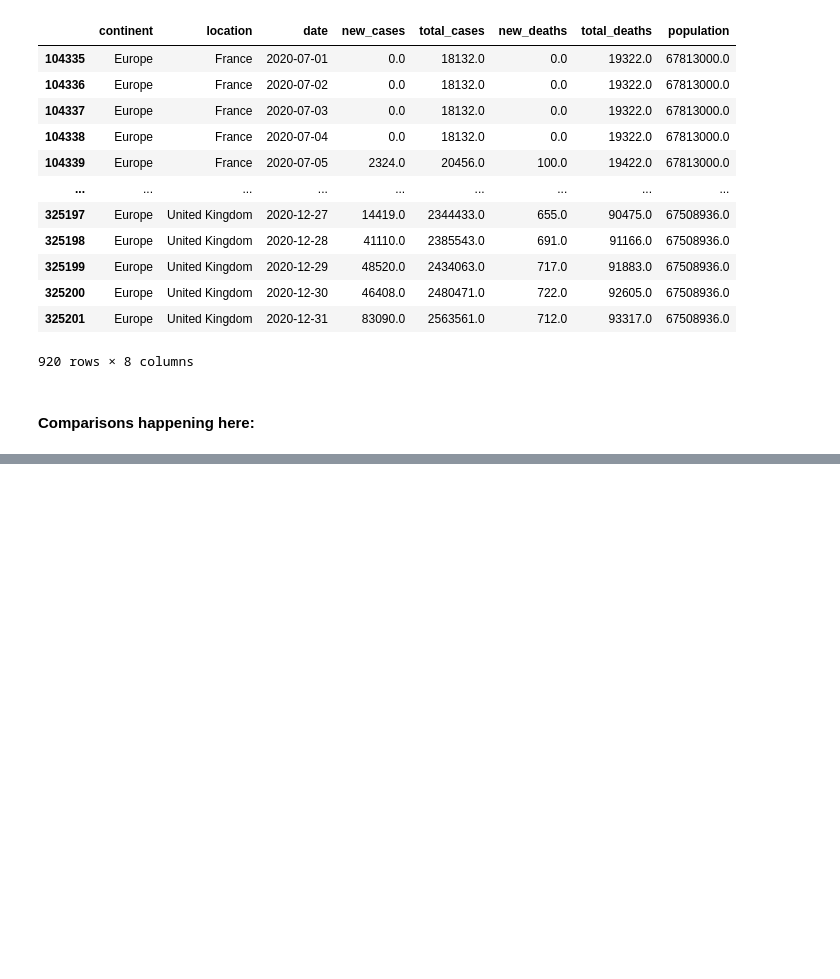
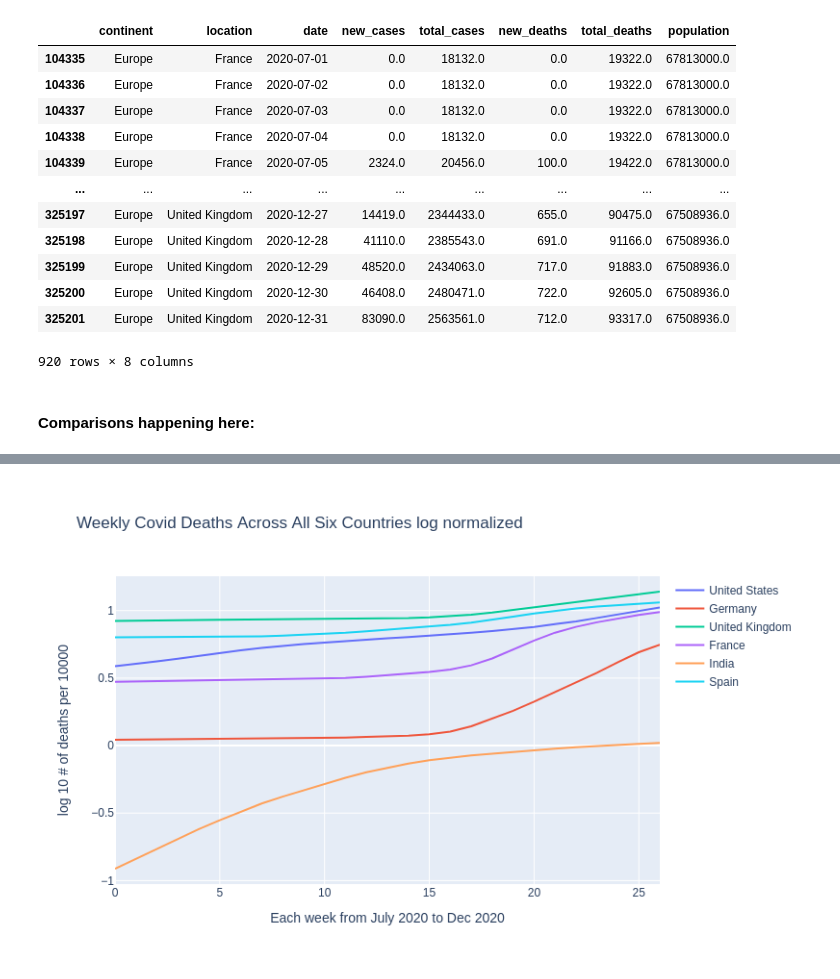
Before and after one commit to usman-z/CSC_405, a Jupyter notebook: Team/Stage 2/Stage_2.ipynb, the cells around one changed output, grey strips where cells are left out. Drawn from its saved outputs; the diff is of its cells as text; code cells hidden in the pictures; blank space fills up the shorter version.

```diff
--- a/Team/Stage 2/Stage_2.ipynb
+++ b/Team/Stage 2/Stage_2.ipynb
@@ -246,0 +301,26 @@ Boolean Series key will be reindexed to match DataFrame index.
+# %%
+country_deaths_normalized = pd.DataFrame({
+  "United States": country_deaths["United States"] / 33300,
+  "Germany": country_deaths["Germany"] / 8400,
+  "United Kingdom": country_deaths["United Kingdom"] / 6700,
+  "France": country_deaths["France"] / 6500,
+  "India":country_deaths["India"] / 142000,
+  "Spain": country_deaths["Spain"] / 4700
+})
+
+fig = go.Figure()
+for country in country_deaths_normalized.columns:
+    fig.add_trace(go.Scatter(x=country_deaths_normalized.index, y=np.log10(country_deaths_normalized[country]), mode='lines', name=country))
+fig.update_layout(
+    title='Weekly Covid Deaths Across All Six Countries log normalized',
+    xaxis=dict(title='Each week from July 2020 to Dec 2020'),
+    yaxis=dict(title='log 10 # of deaths per 10000'),
+    showlegend=True,
+    width=800,
+    height=500
+)
+
+fig.write_image("five_countries_comparison_deaths_norm.png")
+Image(filename="five_countries_comparison_deaths_norm.png")
+# %% [output]
+[figure, added]
```
Also changed, not shown: parts of 12 cells of this notebook, 10 other files.
